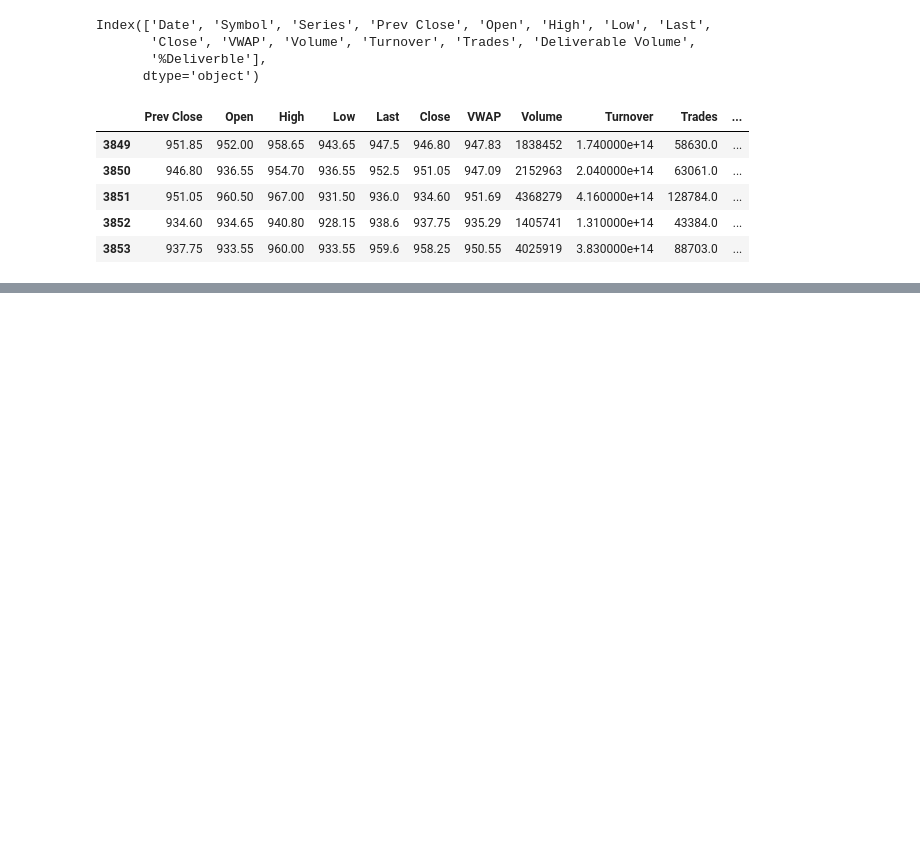
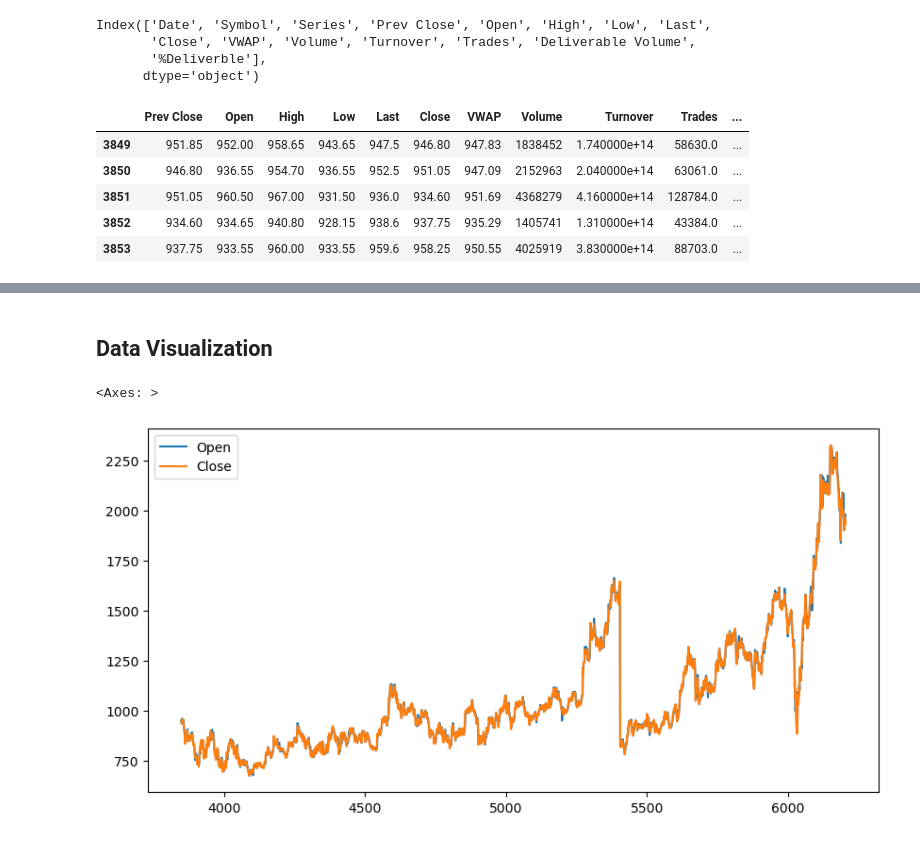
Before and after one commit to Kiash254/DS-ML, a Jupyter notebook: stock_prediction/stock.ipynb, the cells around one changed output, grey strips where cells are left out. Cells and saved outputs as stored; diff of their text form; code cells hidden in the pictures; blank space fills up the shorter version.

```diff
--- a/stock_prediction/stock.ipynb
+++ b/stock_prediction/stock.ipynb
@@ -100,0 +121,8 @@ df.info()
+# %% [markdown]
+## Data Visualization
+# %%
+#plot a bar grapgh of open vs close
+df[['Open','Close']].plot(figsize=(10, 5))
+# %% [output]
+<Axes: >
+[figure, added]
```
Also changed, not shown: parts of 18 cells of this notebook, 1 other file.
